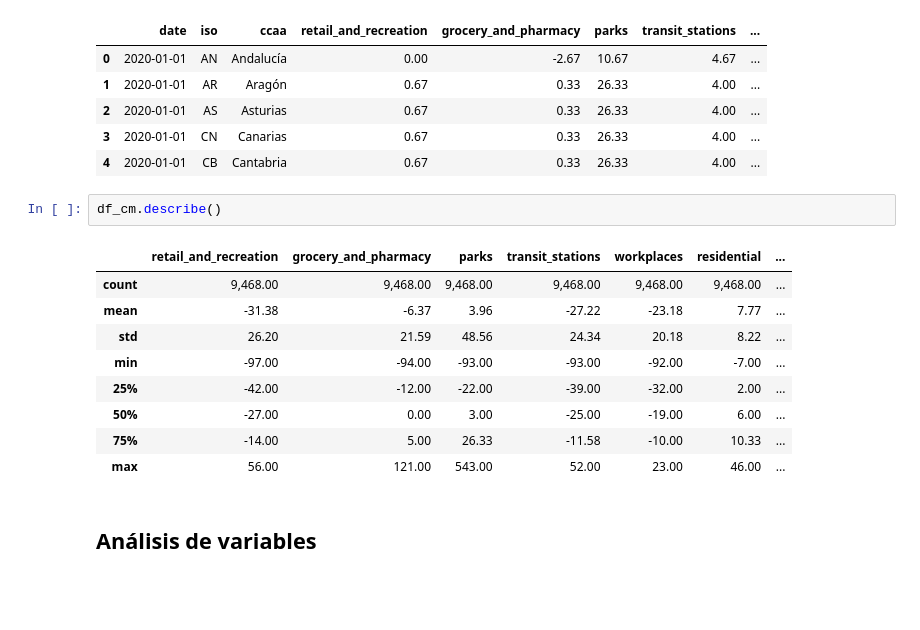
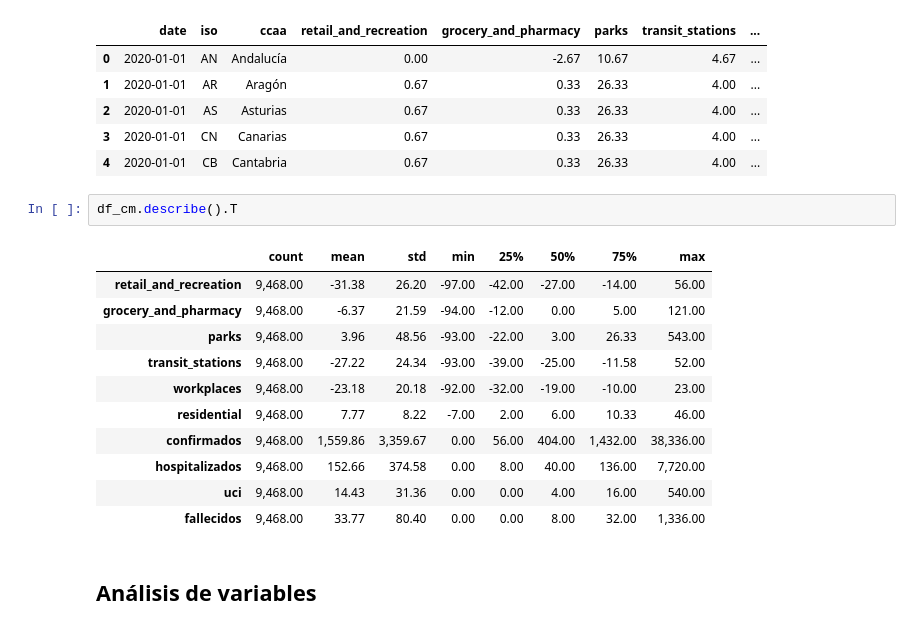
Before and after one commit to TFM-BigData-COVID19/BUILDING_DATABASE, a Jupyter notebook: TFM_Analisis_Movilidad.ipynb, the cells around one changed output. Saved outputs shown, nothing was run; the diff lists cells and outputs as text; blank space fills up the shorter version.

```diff
--- a/TFM_Analisis_Movilidad.ipynb
+++ b/TFM_Analisis_Movilidad.ipynb
@@ -826,17 +826,19 @@ df_cm.head(5)
 | 3 | 2020-01-01 | CN | Canarias | 0.67 | 0.33 | 26.33 | 4.00 | ... |
 | 4 | 2020-01-01 | CB | Cantabria | 0.67 | 0.33 | 26.33 | 4.00 | ... |
 # %%
-df_cm.describe()
+df_cm.describe().T
 # %% [output]
-|  | retail_and_recreation | grocery_and_pharmacy | parks | transit_stations | workplaces | residential | ... |
-| count | 9,468.00 | 9,468.00 | 9,468.00 | 9,468.00 | 9,468.00 | 9,468.00 | ... |
-| mean | -31.38 | -6.37 | 3.96 | -27.22 | -23.18 | 7.77 | ... |
-| std | 26.20 | 21.59 | 48.56 | 24.34 | 20.18 | 8.22 | ... |
-| min | -97.00 | -94.00 | -93.00 | -93.00 | -92.00 | -7.00 | ... |
-| 25% | -42.00 | -12.00 | -22.00 | -39.00 | -32.00 | 2.00 | ... |
-| 50% | -27.00 | 0.00 | 3.00 | -25.00 | -19.00 | 6.00 | ... |
-| 75% | -14.00 | 5.00 | 26.33 | -11.58 | -10.00 | 10.33 | ... |
-| max | 56.00 | 121.00 | 543.00 | 52.00 | 23.00 | 46.00 | ... |
+|  | count | mean | std | min | 25% | 50% | 75% | max |
+| retail_and_recreation | 9,468.00 | -31.38 | 26.20 | -97.00 | -42.00 | -27.00 | -14.00 | 56.00 |
+| grocery_and_pharmacy | 9,468.00 | -6.37 | 21.59 | -94.00 | -12.00 | 0.00 | 5.00 | 121.00 |
+| parks | 9,468.00 | 3.96 | 48.56 | -93.00 | -22.00 | 3.00 | 26.33 | 543.00 |
+| transit_stations | 9,468.00 | -27.22 | 24.34 | -93.00 | -39.00 | -25.00 | -11.58 | 52.00 |
+| workplaces | 9,468.00 | -23.18 | 20.18 | -92.00 | -32.00 | -19.00 | -10.00 | 23.00 |
+| residential | 9,468.00 | 7.77 | 8.22 | -7.00 | 2.00 | 6.00 | 10.33 | 46.00 |
+| confirmados | 9,468.00 | 1,559.86 | 3,359.67 | 0.00 | 56.00 | 404.00 | 1,432.00 | 38,336.00 |
+| hospitalizados | 9,468.00 | 152.66 | 374.58 | 0.00 | 8.00 | 40.00 | 136.00 | 7,720.00 |
+| uci | 9,468.00 | 14.43 | 31.36 | 0.00 | 0.00 | 4.00 | 16.00 | 540.00 |
+| fallecidos | 9,468.00 | 33.77 | 80.40 | 0.00 | 0.00 | 8.00 | 32.00 | 1,336.00 |
 # %% [markdown]
 ## Análisis de variables
 # %%
```
Also changed, not shown: parts of 3 cells of this notebook.
